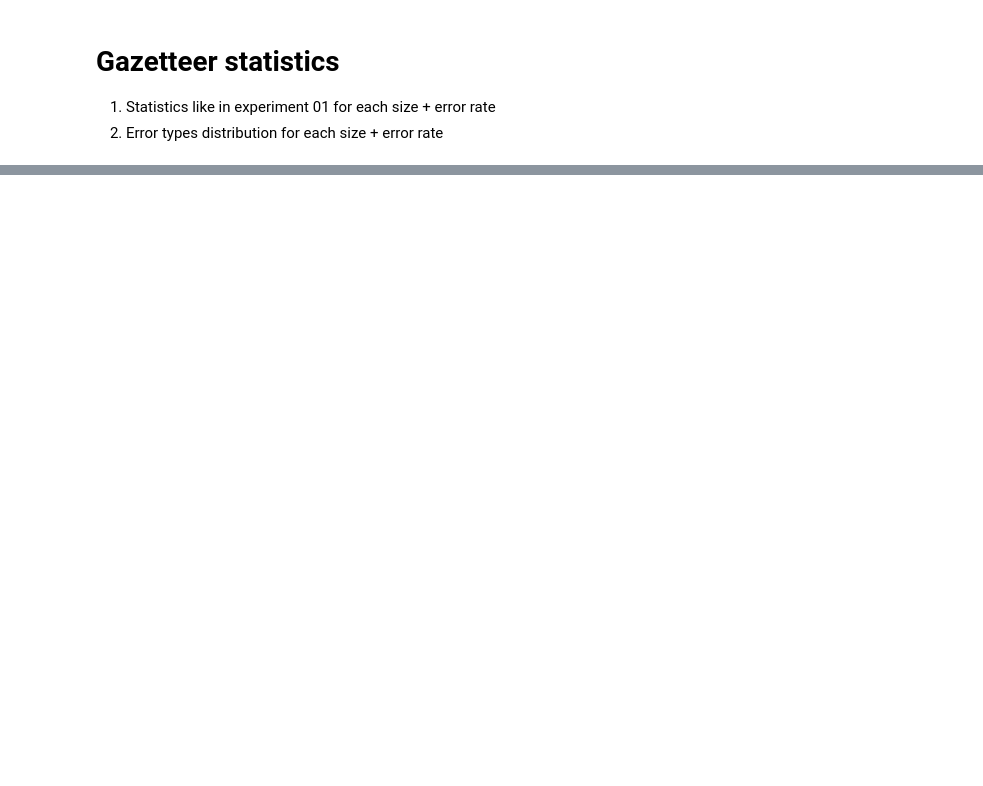
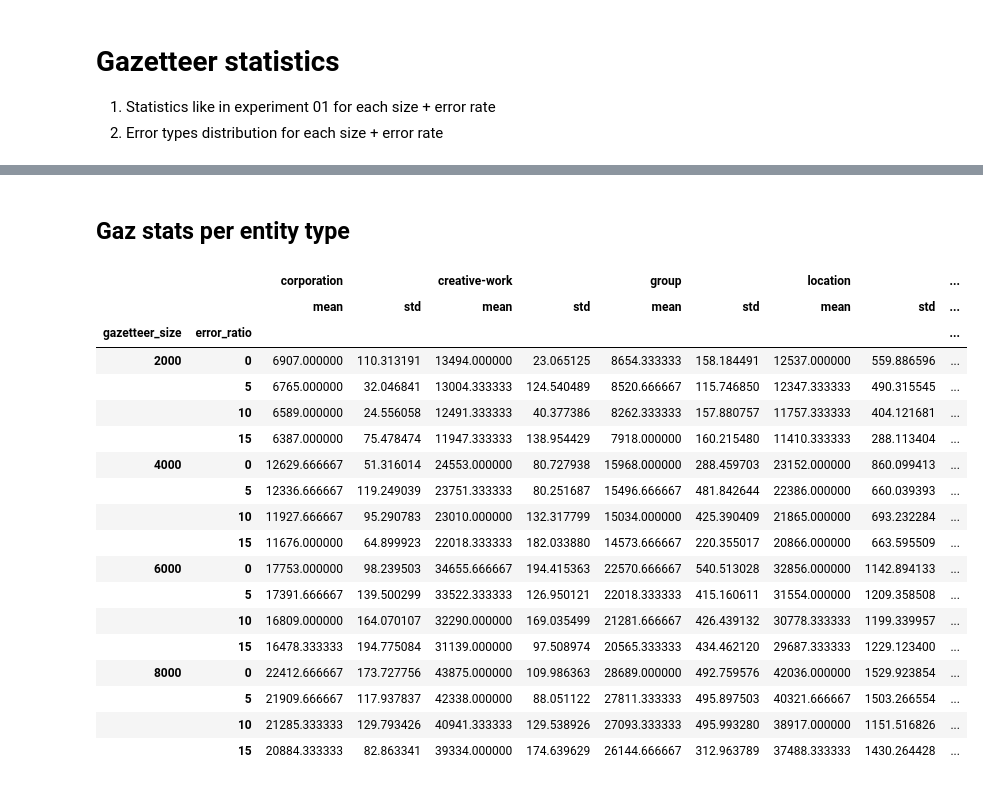
Before and after one commit to roebbert92/thesis, a Jupyter notebook: evaluations/02_content.ipynb, the cells around one changed output, grey strips where cells are left out. Cells and saved outputs as stored; diff of their text form; code cells hidden in the pictures; blank space fills up the shorter version.

```diff
--- a/evaluations/02_content.ipynb
+++ b/evaluations/02_content.ipynb
@@ -867,0 +1325,20 @@ print(df.style.pipe(highlight_correlations).format('{:.4f}').to_latex(
+# %%
+def get_seed(name: str):
+    return int(name.split("_")[0])
+
+
+def get_size(name: str):
+    return int(name.split("_")[1])
+
+
+def get_error_ratio(name: str):
+    return int(name.split("_")[2])
+
+
+
+gaz_stats_df["seed"] = gaz_stats_df["gazetteer"].apply(get_seed)
+gaz_stats_df["gazetteer_size"] = gaz_stats_df["gazetteer"].apply(
+    get_size)
+gaz_stats_df["error_ratio"] = gaz_stats_df["gazetteer"].apply(
+    get_error_ratio)
+gaz_stats_df.info()
@@ -867,0 +1445,30 @@ print(df.style.pipe(highlight_correlations).format('{:.4f}').to_latex(
+# %% [markdown]
+## Gaz stats per entity type
+# %%
+from evaluations.utils import ENTITY_NAMES
+
+agg_gaz_stats = gaz_stats_df.pivot_table(
+    values=[*ENTITY_NAMES.keys()],
+    index=["gazetteer_size", "error_ratio"],
+    aggfunc=["mean", "std"]).swaplevel(0, 1, axis=1).sort_index(axis=1)
+agg_gaz_stats
+# %% [output]
+|  |  | corporation |  | creative-work |  | group |  | location |  | ... |
+|  |  | mean | std | mean | std | mean | std | mean | std | ... |
+| gazetteer_size | error_ratio |  |  |  |  |  |  |  |  | ... |
+| 2000 | 0 | 6907.000000 | 110.313191 | 13494.000000 | 23.065125 | 8654.333333 | 158.184491 | 12537.000000 | 559.886596 | ... |
+|  | 5 | 6765.000000 | 32.046841 | 13004.333333 | 124.540489 | 8520.666667 | 115.746850 | 12347.333333 | 490.315545 | ... |
+|  | 10 | 6589.000000 | 24.556058 | 12491.333333 | 40.377386 | 8262.333333 | 157.880757 | 11757.333333 | 404.121681 | ... |
+|  | 15 | 6387.000000 | 75.478474 | 11947.333333 | 138.954429 | 7918.000000 | 160.215480 | 11410.333333 | 288.113404 | ... |
+| 4000 | 0 | 12629.666667 | 51.316014 | 24553.000000 | 80.727938 | 15968.000000 | 288.459703 | 23152.000000 | 860.099413 | ... |
+|  | 5 | 12336.666667 | 119.249039 | 23751.333333 | 80.251687 | 15496.666667 | 481.842644 | 22386.000000 | 660.039393 | ... |
+|  | 10 | 11927.666667 | 95.290783 | 23010.000000 | 132.317799 | 15034.000000 | 425.390409 | 21865.000000 | 693.232284 | ... |
+|  | 15 | 11676.000000 | 64.899923 | 22018.333333 | 182.033880 | 14573.666667 | 220.355017 | 20866.000000 | 663.595509 | ... |
+| 6000 | 0 | 17753.000000 | 98.239503 | 34655.666667 | 194.415363 | 22570.666667 | 540.513028 | 32856.000000 | 1142.894133 | ... |
+|  | 5 | 17391.666667 | 139.500299 | 33522.333333 | 126.950121 | 22018.333333 | 415.160611 | 31554.000000 | 1209.358508 | ... |
+|  | 10 | 16809.000000 | 164.070107 | 32290.000000 | 169.035499 | 21281.666667 | 426.439132 | 30778.333333 | 1199.339957 | ... |
+|  | 15 | 16478.333333 | 194.775084 | 31139.000000 | 97.508974 | 20565.333333 | 434.462120 | 29687.333333 | 1229.123400 | ... |
+| 8000 | 0 | 22412.666667 | 173.727756 | 43875.000000 | 109.986363 | 28689.000000 | 492.759576 | 42036.000000 | 1529.923854 | ... |
+|  | 5 | 21909.666667 | 117.937837 | 42338.000000 | 88.051122 | 27811.333333 | 495.897503 | 40321.666667 | 1503.266554 | ... |
+|  | 10 | 21285.333333 | 129.793426 | 40941.333333 | 129.538926 | 27093.333333 | 495.993280 | 38917.000000 | 1151.516826 | ... |
+|  | 15 | 20884.333333 | 82.863341 | 39334.000000 | 174.639629 | 26144.666667 | 312.963789 | 37488.333333 | 1430.264428 | ... |
```
Also changed, not shown: parts of 23 cells of this notebook.
